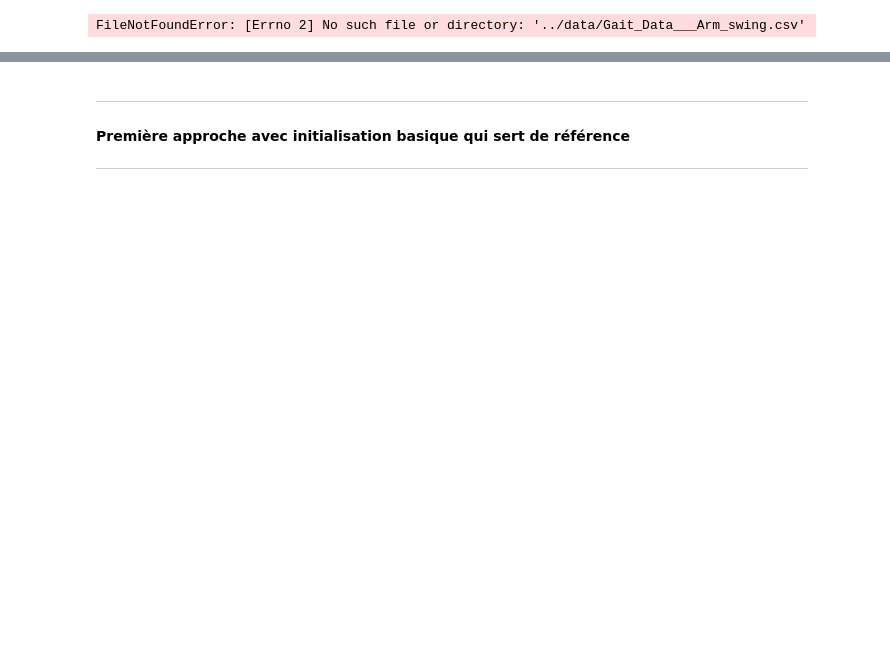
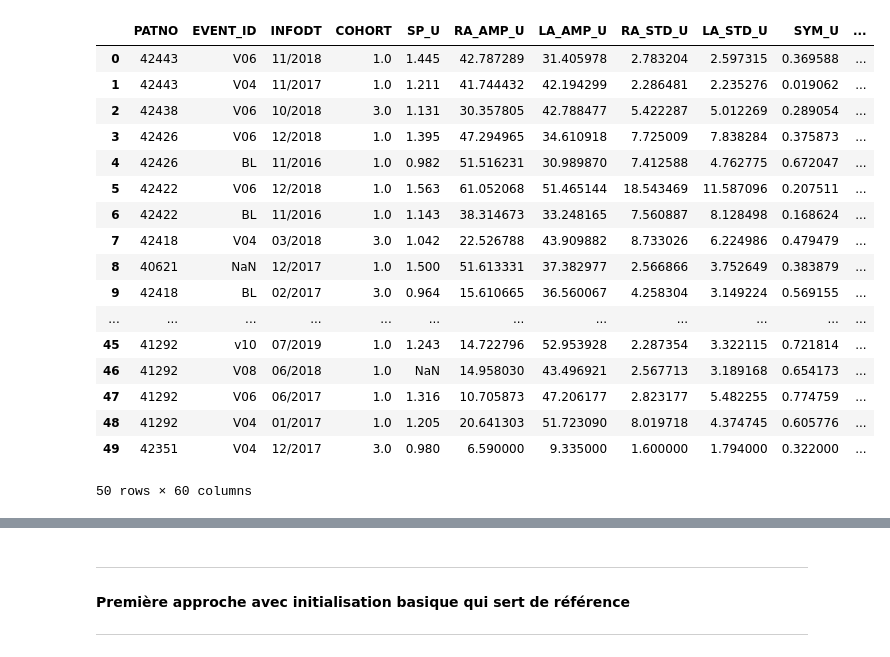
Before and after one commit to Ohm-T/Cassiopee, a Jupyter notebook: XGBoost_gait.ipynb, the cells around one changed output, grey strips where cells are left out. Cells and saved outputs as stored; diff of their text form; code cells hidden in the pictures; blank space fills up the shorter version.

Commit message:
XGboost labia

```diff
--- a/XGBoost_gait.ipynb
+++ b/XGBoost_gait.ipynb
@@ -7,41 +7,63 @@ import pandas as pd
 from sklearn.metrics import accuracy_score
 from sklearn.model_selection import train_test_split
 
-source1 = '../data/Gait_Data___Arm_swing.csv'
-source2 = '../data/Consensus_Committee_Analytic_Datasets_28OCT21.xlsx'
+#LABIA
+#source1 = '../data/Gait_Data___Arm_swing.csv'
+#source2 = '../data/Consensus_Committee_Analytic_Datasets_28OCT21.xlsx'
+
+#Local jupyter
+source2 = "../Quick_Start/Consensus_Committee_Analytic_Datasets_28OCT21.xlsx"
+source1 = "../Motor___MDS-UPDRS/Gait_Data___Arm_swing.csv"
 
 
 # import data for a first visualisation
 data = pd.read_csv(source1)
 data.head()
 
 # df_first = merge of all csv sheets from Analytic Datasets
 file = source2
 
 df1 = pd.read_excel(file,'PD')
 df2 = pd.read_excel(file, 'HC')
 df3 = pd.read_excel(file, 'Prodromal')
 df4 = pd.read_excel(file, 'SWEDD')
 
 df = pd.concat([df1, df2, df3, df4])
 
 df_first = df.sort_values(['PATNO'])
 df_first = df_first.set_index('PATNO')
 
 #df_arm file analyzed
 file_arm = source1
 df_arm = pd.read_csv(file_arm)
 
 # Get the PATNO of the unknown cohort
 df_na_arm = df_arm.loc[df_arm['COHORT'].isna(),['PATNO']]
 # Get their cohort
 df_complete = df_first.loc[df_na_arm['PATNO'],['Cohort']].replace(['Prodromal',"Parkinson's Disease"],[1,3])
 #Replace Nan in df_arm['COHORT']
 df_arm.loc[df_arm.COHORT.isnull(), 'COHORT'] = list(df_complete['Cohort'])
 
 df_arm.head(50)
 # %% [output]
+|  | PATNO | EVENT_ID | INFODT | COHORT | SP_U | RA_AMP_U | LA_AMP_U | RA_STD_U | LA_STD_U | SYM_U | ... |
+| 0 | 42443 | V06 | 11/2018 | 1.0 | 1.445 | 42.787289 | 31.405978 | 2.783204 | 2.597315 | 0.369588 | ... |
+| 1 | 42443 | V04 | 11/2017 | 1.0 | 1.211 | 41.744432 | 42.194299 | 2.286481 | 2.235276 | 0.019062 | ... |
+| 2 | 42438 | V06 | 10/2018 | 3.0 | 1.131 | 30.357805 | 42.788477 | 5.422287 | 5.012269 | 0.289054 | ... |
+| 3 | 42426 | V06 | 12/2018 | 1.0 | 1.395 | 47.294965 | 34.610918 | 7.725009 | 7.838284 | 0.375873 | ... |
+| 4 | 42426 | BL | 11/2016 | 1.0 | 0.982 | 51.516231 | 30.989870 | 7.412588 | 4.762775 | 0.672047 | ... |
+| 5 | 42422 | V06 | 12/2018 | 1.0 | 1.563 | 61.052068 | 51.465144 | 18.543469 | 11.587096 | 0.207511 | ... |
+| 6 | 42422 | BL | 11/2016 | 1.0 | 1.143 | 38.314673 | 33.248165 | 7.560887 | 8.128498 | 0.168624 | ... |
+| 7 | 42418 | V04 | 03/2018 | 3.0 | 1.042 | 22.526788 | 43.909882 | 8.733026 | 6.224986 | 0.479479 | ... |
+| 8 | 40621 | NaN | 12/2017 | 1.0 | 1.500 | 51.613331 | 37.382977 | 2.566866 | 3.752649 | 0.383879 | ... |
+| 9 | 42418 | BL | 02/2017 | 3.0 | 0.964 | 15.610665 | 36.560067 | 4.258304 | 3.149224 | 0.569155 | ... |
+| ... | ... | ... | ... | ... | ... | ... | ... | ... | ... | ... | ... |
+| 45 | 41292 | v10 | 07/2019 | 1.0 | 1.243 | 14.722796 | 52.953928 | 2.287354 | 3.322115 | 0.721814 | ... |
+| 46 | 41292 | V08 | 06/2018 | 1.0 | NaN | 14.958030 | 43.496921 | 2.567713 | 3.189168 | 0.654173 | ... |
+| 47 | 41292 | V06 | 06/2017 | 1.0 | 1.316 | 10.705873 | 47.206177 | 2.823177 | 5.482255 | 0.774759 | ... |
+| 48 | 41292 | V04 | 01/2017 | 1.0 | 1.205 | 20.641303 | 51.723090 | 8.019718 | 4.374745 | 0.605776 | ... |
+| 49 | 42351 | V04 | 12/2017 | 3.0 | 0.980 | 6.590000 | 9.335000 | 1.600000 | 1.794000 | 0.322000 | ... |
-FileNotFoundError: [Errno 2] No such file or directory: '../data/Gait_Data___Arm_swing.csv'
+50 rows × 60 columns
 # %%
 # 1ère méthode pour combler Nan avec KNN
 
```
Also changed, not shown: parts of 4 cells of this notebook.
